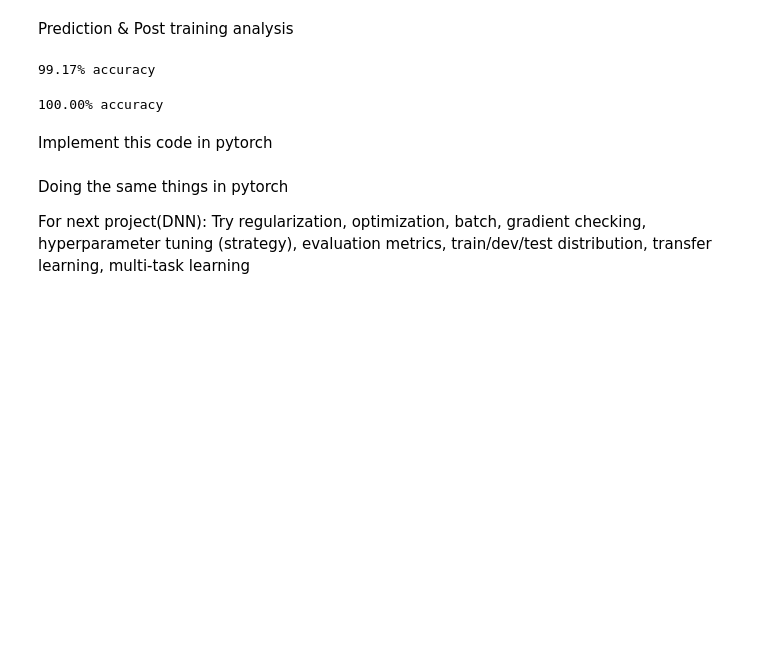
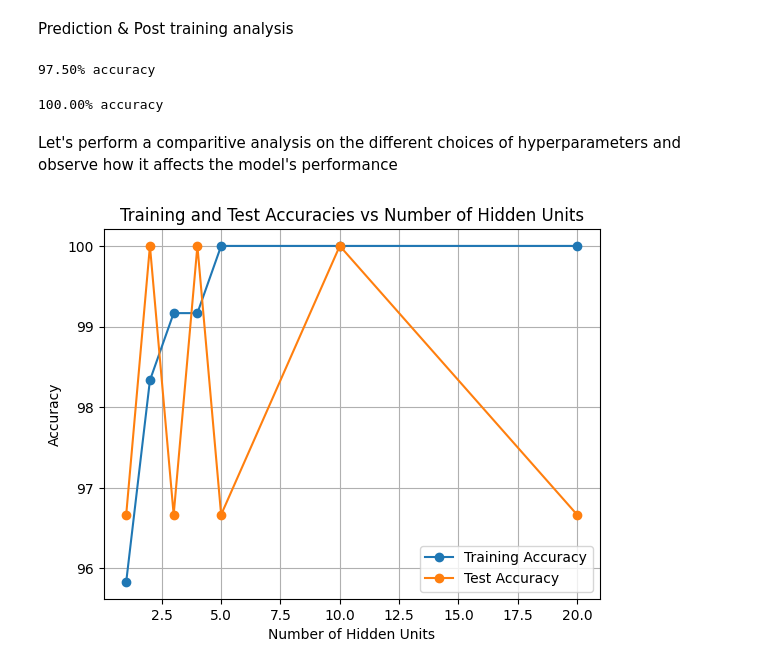
Before and after one commit to AnirudhPenmatcha/NNFromScratch, a Jupyter notebook: Iris_NN.ipynb, the cells around one changed output. Cells and saved outputs as stored; diff of their text form; code cells hidden in the pictures; blank space fills up the shorter version.

```diff
--- a/Iris_NN.ipynb
+++ b/Iris_NN.ipynb
@@ -251,6 +242,8 @@ def nn_model(X, Y, n_h, learning_rate, num_iterations = 10000, print_cost=False)
 
         if print_cost and i % 1000 == 0:
             print("The cost at iteration %i: %f" %(i, cost))
+        if not print_cost and i == num_iterations:
+            return cost, parameters
 
     return parameters
 # %%
@@ -281,8 +276,6 @@ b2 = [[ 0.7523491 ]
 Prediction & Post training analysis
 # %%
 # 8. Predict
-
-# Experiment with different options
 
 def predict(parameters, X, y):
     # Get predictions by using the final weights on a forward pass
@@ -295,9 +288,10 @@ def predict(parameters, X, y):
     # Check how many of them are same and compute the average
     accuracy = np.mean(predictions == y_values) * 100
 
-    print(f"{accuracy:.2f}% accuracy")
+    return accuracy
 # %%
-predict(parameters, X_train.T, y_train)
+train_accuracy = predict(parameters, X_train.T, y_train)
+print(f"{train_accuracy:.2f}% accuracy")
 # %% [output]
-99.17% accuracy
+97.50% accuracy
 # %%
@@ -305,10 +300,26 @@ predict(parameters, X_test.T, y_test)
 # %% [output]
 100.00% accuracy
-# %% [markdown]
-Implement this code in pytorch
-# %% [markdown]
-Doing the same things in pytorch
-
-For next project(DNN):
-Try regularization, optimization, batch, gradient checking, hyperparameter tuning (strategy),
-evaluation metrics, train/dev/test distribution, transfer learning, multi-task learning
+# %% [markdown]
+Let's perform a comparitive analysis on the different choices of hyperparameters and observe how it affects the model's performance
+# %%
+# Check different choices of number of hidden units
+
+hidden_units_choices = [1, 2, 3, 4, 5, 10, 20]
+training_accuracies = []; test_accuracies = []
+
+for no_of_hidden_units in hidden_units_choices:
+
+    cost, parameters = nn_model(X_train.T, y_train.T, no_of_hidden_units, 1.3, num_iterations=10000, print_cost=False)
+    training_accuracies.append(predict(parameters, X_train.T, y_train))
+    test_accuracies.append(predict(parameters, X_test.T, y_test))
+
+plt.plot(hidden_units_choices, training_accuracies, label='Training Accuracy', marker='o')
+plt.plot(hidden_units_choices, test_accuracies, label='Test Accuracy', marker='o')
+plt.xlabel('Number of Hidden Units')
+plt.ylabel('Accuracy')
+plt.title('Training and Test Accuracies vs Number of Hidden Units')
+plt.legend()
+plt.grid(True)
+plt.show()
+# %% [output]
+[figure, added]
```
Also changed, not shown: parts of 11 cells of this notebook, 1 other file.
